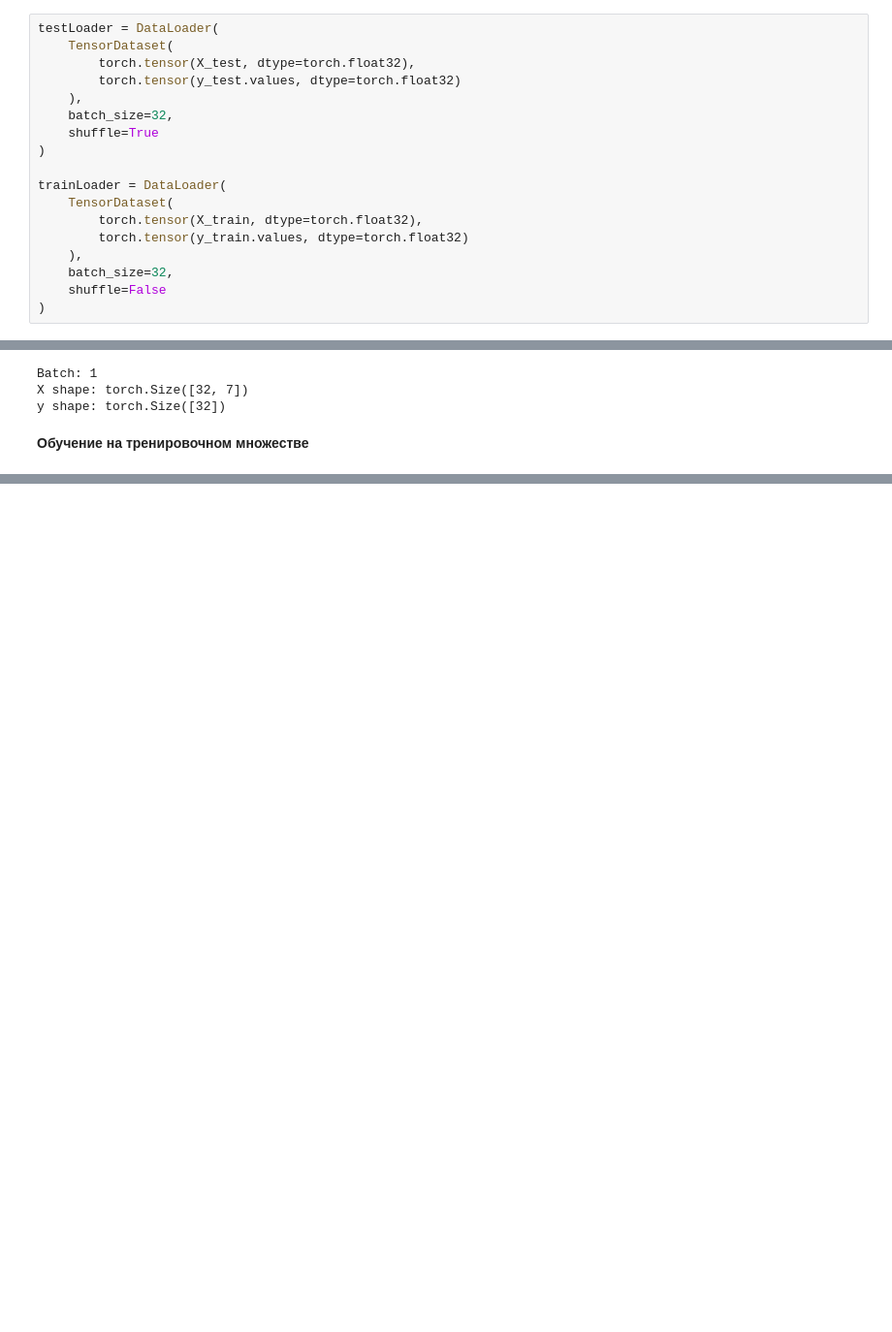
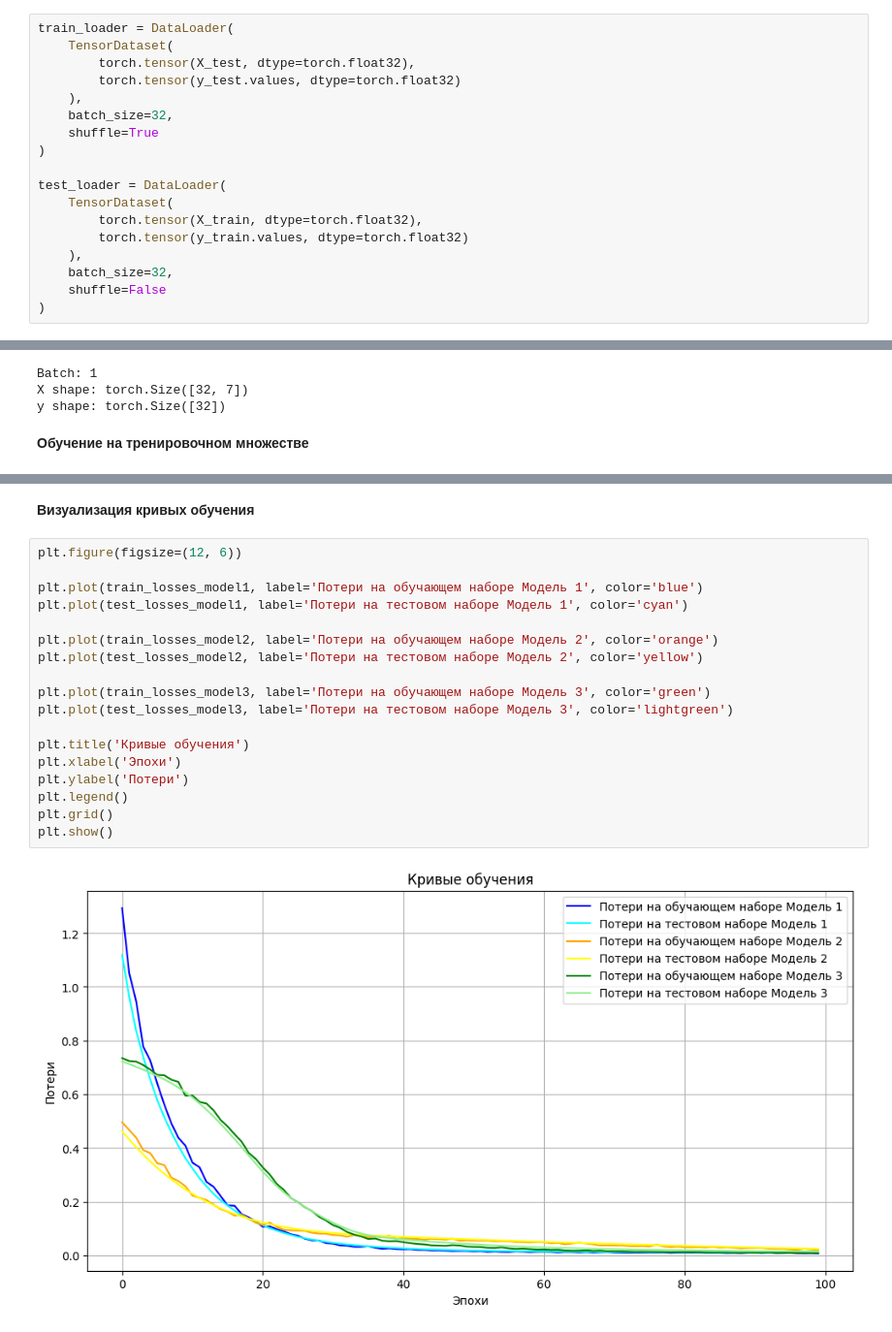
Before and after one commit to woodwyyn/AppliedAI-Intro, a Jupyter notebook: Лабораторная работа № 4.ipynb, the cells around one changed output, grey strips where cells are left out. Shown at 97% size. Saved outputs shown, nothing was run; the diff lists cells and outputs as text; blank space fills up the shorter version.

```diff
--- a/Лабораторная работа № 4.ipynb
+++ b/Лабораторная работа № 4.ipynb
@@ -114,7 +114,7 @@ X_train, X_test, y_train, y_test =  train_test_split(X_ans, y, test_size=0.2, ra
 # %% [markdown]
 **Оформление данных в виде класса Dataset из библиотеки torch**
 # %%
-testLoader = DataLoader(
+train_loader = DataLoader(
     TensorDataset(
         torch.tensor(X_test, dtype=torch.float32),
         torch.tensor(y_test.values, dtype=torch.float32)
@@ -123,7 +123,7 @@ testLoader = DataLoader(
     shuffle=True
 )
 
-trainLoader = DataLoader(
+test_loader = DataLoader(
     TensorDataset(
         torch.tensor(X_train, dtype=torch.float32),
         torch.tensor(y_train.values, dtype=torch.float32)
@@ -154,0 +258,22 @@ print(f"Используется устройство: {device}")
+# %% [markdown]
+**Визуализация кривых обучения**
+# %%
+plt.figure(figsize=(12, 6))
+
+plt.plot(train_losses_model1, label='Потери на обучающем наборе Модель 1', color='blue')
+plt.plot(test_losses_model1, label='Потери на тестовом наборе Модель 1', color='cyan')
+
+plt.plot(train_losses_model2, label='Потери на обучающем наборе Модель 2', color='orange')
+plt.plot(test_losses_model2, label='Потери на тестовом наборе Модель 2', color='yellow')
+
+plt.plot(train_losses_model3, label='Потери на обучающем наборе Модель 3', color='green')
+plt.plot(test_losses_model3, label='Потери на тестовом наборе Модель 3', color='lightgreen')
+
+plt.title('Кривые обучения')
+plt.xlabel('Эпохи')
+plt.ylabel('Потери')
+plt.legend()
+plt.grid()
+plt.show()
+# %% [output]
+[figure, added]
```
Also changed, not shown: parts of 5 cells of this notebook.
